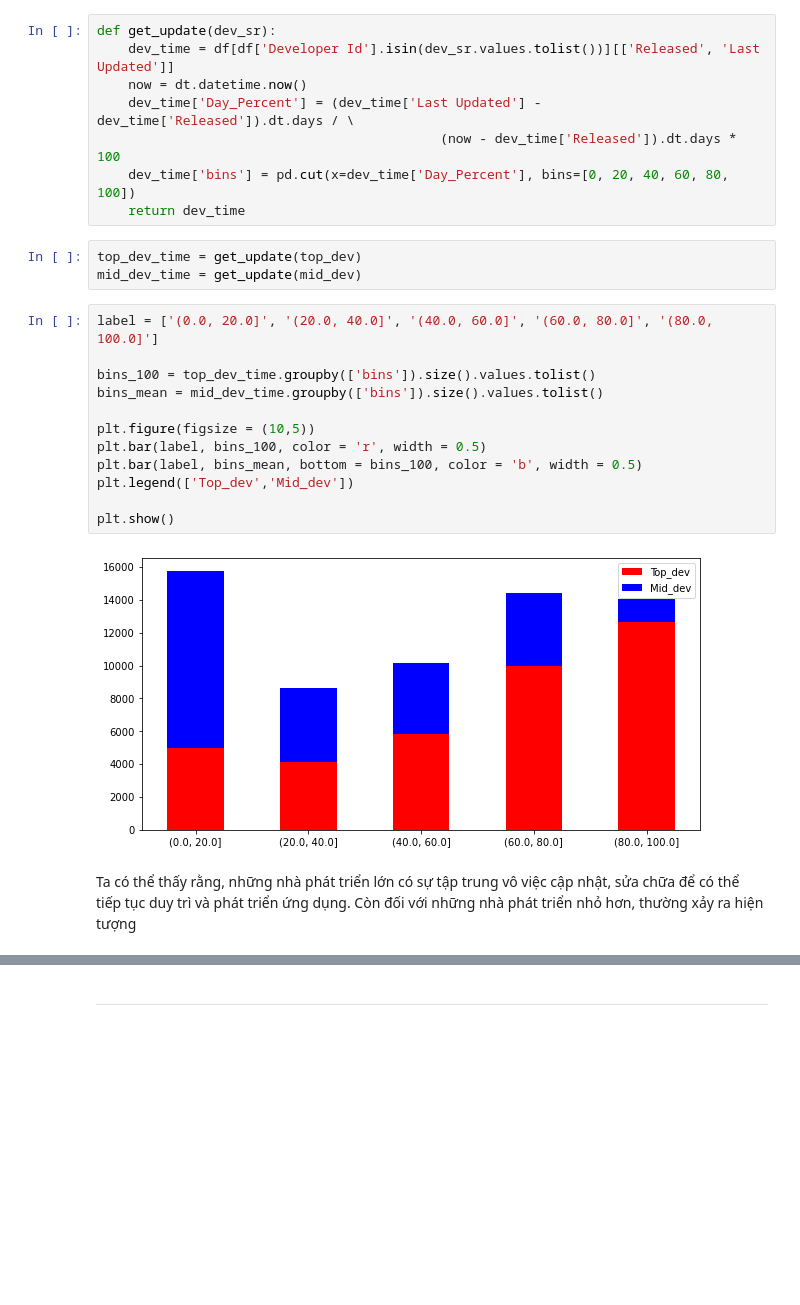
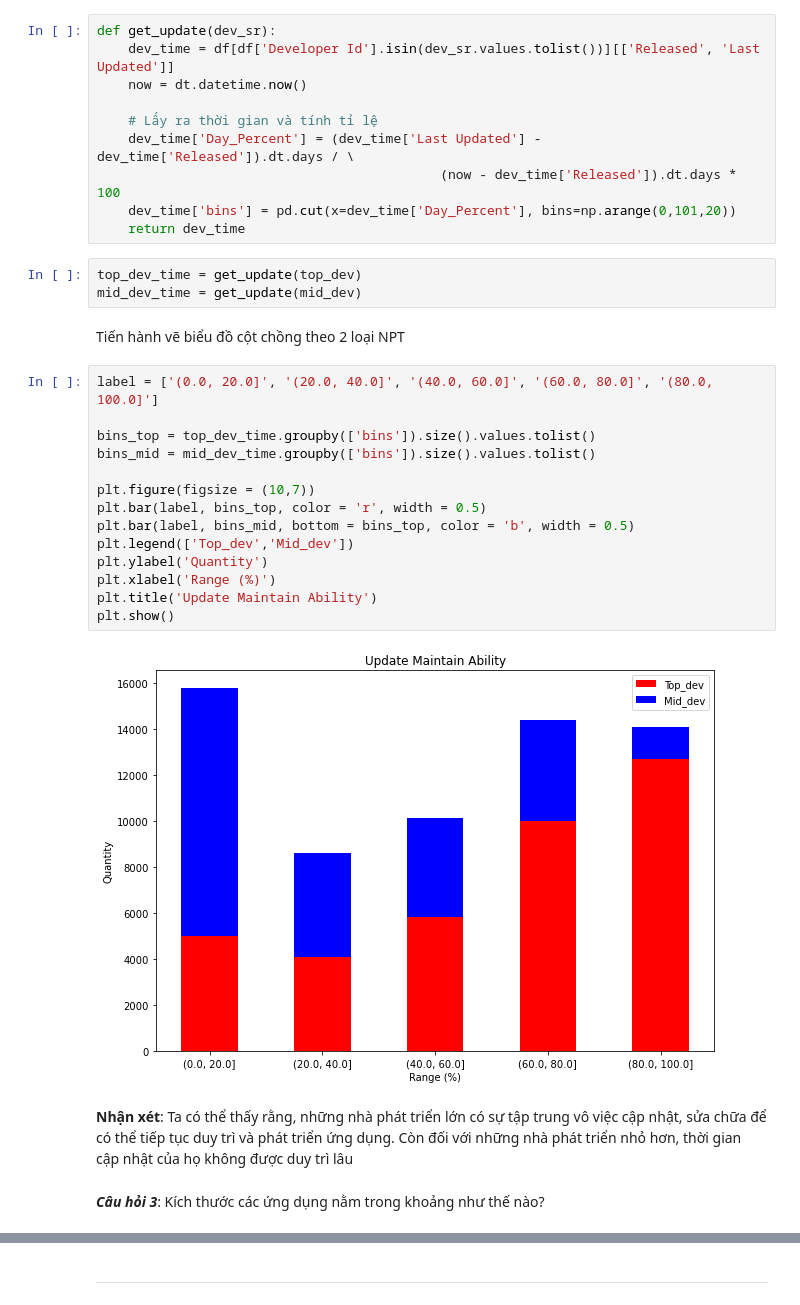
Before and after one commit to Tranmyhan/P4DS-CQ19-FinalProject---LT-KHDL, a Jupyter notebook: LT KHDL CK.ipynb, the cells around one changed output, grey strips where cells are left out. Drawn from its saved outputs; the diff is of its cells as text; blank space fills up the shorter version.

```diff
--- a/LT KHDL CK.ipynb
+++ b/LT KHDL CK.ipynb
@@ -595,26 +608,34 @@ survey_android.plot(x='index', kind='barh', stacked=False, figsize = (8,8));
 def get_update(dev_sr):
     dev_time = df[df['Developer Id'].isin(dev_sr.values.tolist())][['Released', 'Last Updated']]
     now = dt.datetime.now()
+
+    # Lấy ra thời gian và tính tỉ lệ
     dev_time['Day_Percent'] = (dev_time['Last Updated'] - dev_time['Released']).dt.days / \
                                             (now - dev_time['Released']).dt.days * 100
-    dev_time['bins'] = pd.cut(x=dev_time['Day_Percent'], bins=[0, 20, 40, 60, 80, 100])
+    dev_time['bins'] = pd.cut(x=dev_time['Day_Percent'], bins=np.arange(0,101,20))
     return dev_time
 # %%
 top_dev_time = get_update(top_dev)
 mid_dev_time = get_update(mid_dev)
-# %%
-label = ['(0.0, 20.0]', '(20.0, 40.0]', '(40.0, 60.0]', '(60.0, 80.0]', '(80.0, 100.0]']
-
-bins_100 = top_dev_time.groupby(['bins']).size().values.tolist()
-bins_mean = mid_dev_time.groupby(['bins']).size().values.tolist()
-
-plt.figure(figsize = (10,5))
-plt.bar(label, bins_100, color = 'r', width = 0.5)
-plt.bar(label, bins_mean, bottom = bins_100, color = 'b', width = 0.5)
-plt.legend(['Top_dev','Mid_dev'])
-
-plt.show()
-# %% [output]
-[figure, removed]
-# %% [markdown]
-Ta có thể thấy rằng, những nhà phát triển lớn có sự tập trung vô việc cập nhật, sửa chữa để có thể tiếp tục duy trì và phát triển ứng dụng. Còn đối với những nhà phát triển nhỏ hơn, thường xảy ra hiện tượng
+# %% [markdown]
+Tiến hành vẽ biểu đồ cột chồng theo 2 loại NPT
+# %%
+label = ['(0.0, 20.0]', '(20.0, 40.0]', '(40.0, 60.0]', '(60.0, 80.0]', '(80.0, 100.0]']
+
+bins_top = top_dev_time.groupby(['bins']).size().values.tolist()
+bins_mid = mid_dev_time.groupby(['bins']).size().values.tolist()
+
+plt.figure(figsize = (10,7))
+plt.bar(label, bins_top, color = 'r', width = 0.5)
+plt.bar(label, bins_mid, bottom = bins_top, color = 'b', width = 0.5)
+plt.legend(['Top_dev','Mid_dev'])
+plt.ylabel('Quantity')
+plt.xlabel('Range (%)')
+plt.title('Update Maintain Ability')
+plt.show()
+# %% [output]
+[figure, added]
+# %% [markdown]
+**Nhận xét**: Ta có thể thấy rằng, những nhà phát triển lớn có sự tập trung vô việc cập nhật, sửa chữa để có thể tiếp tục duy trì và phát triển ứng dụng. Còn đối với những nhà phát triển nhỏ hơn, thời gian cập nhật của họ không được duy trì lâu
+# %% [markdown]
+***Câu hỏi 3***: Kích thước các ứng dụng nằm trong khoảng như thế nào?
```
Also changed, not shown: parts of 63 cells of this notebook.
